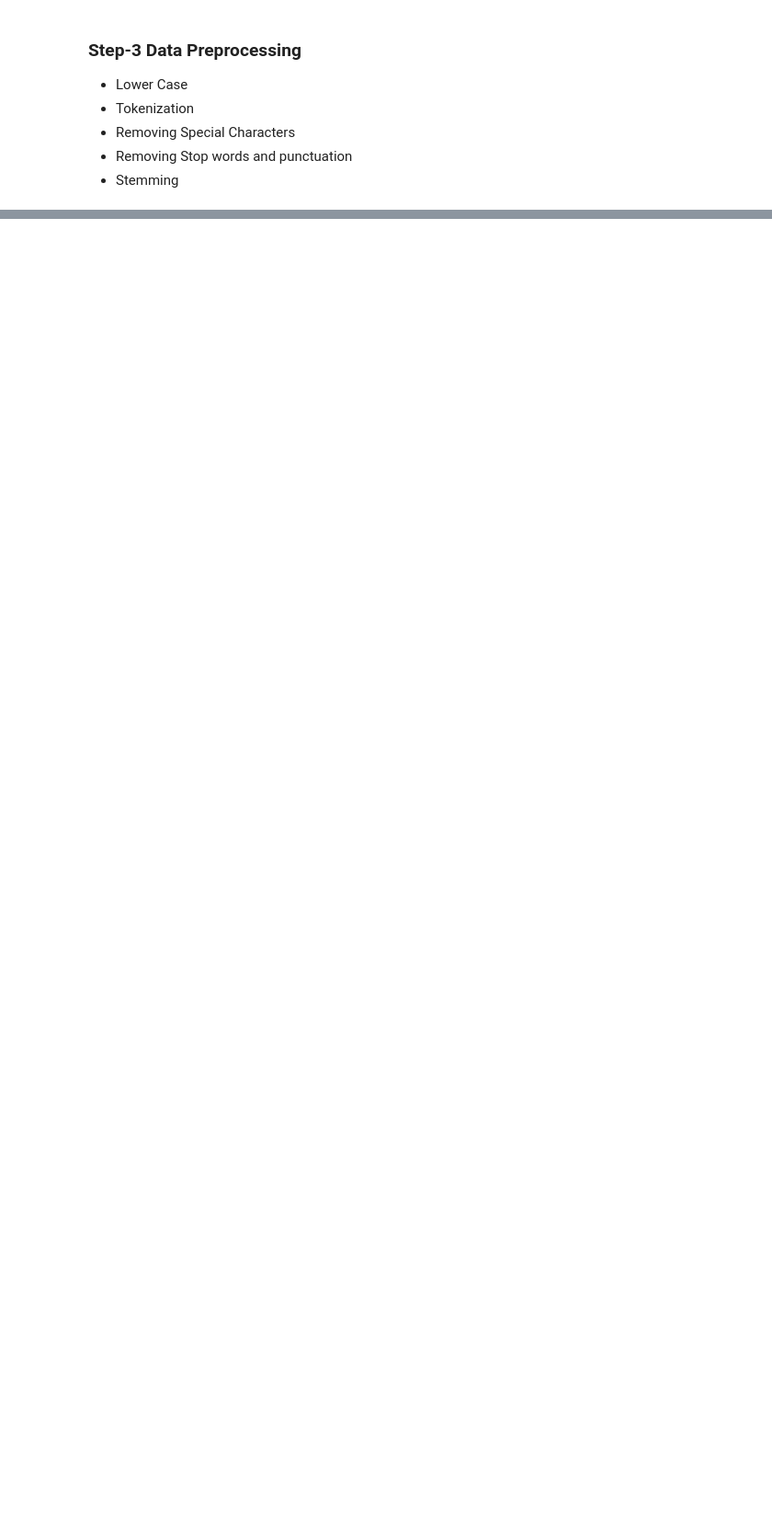
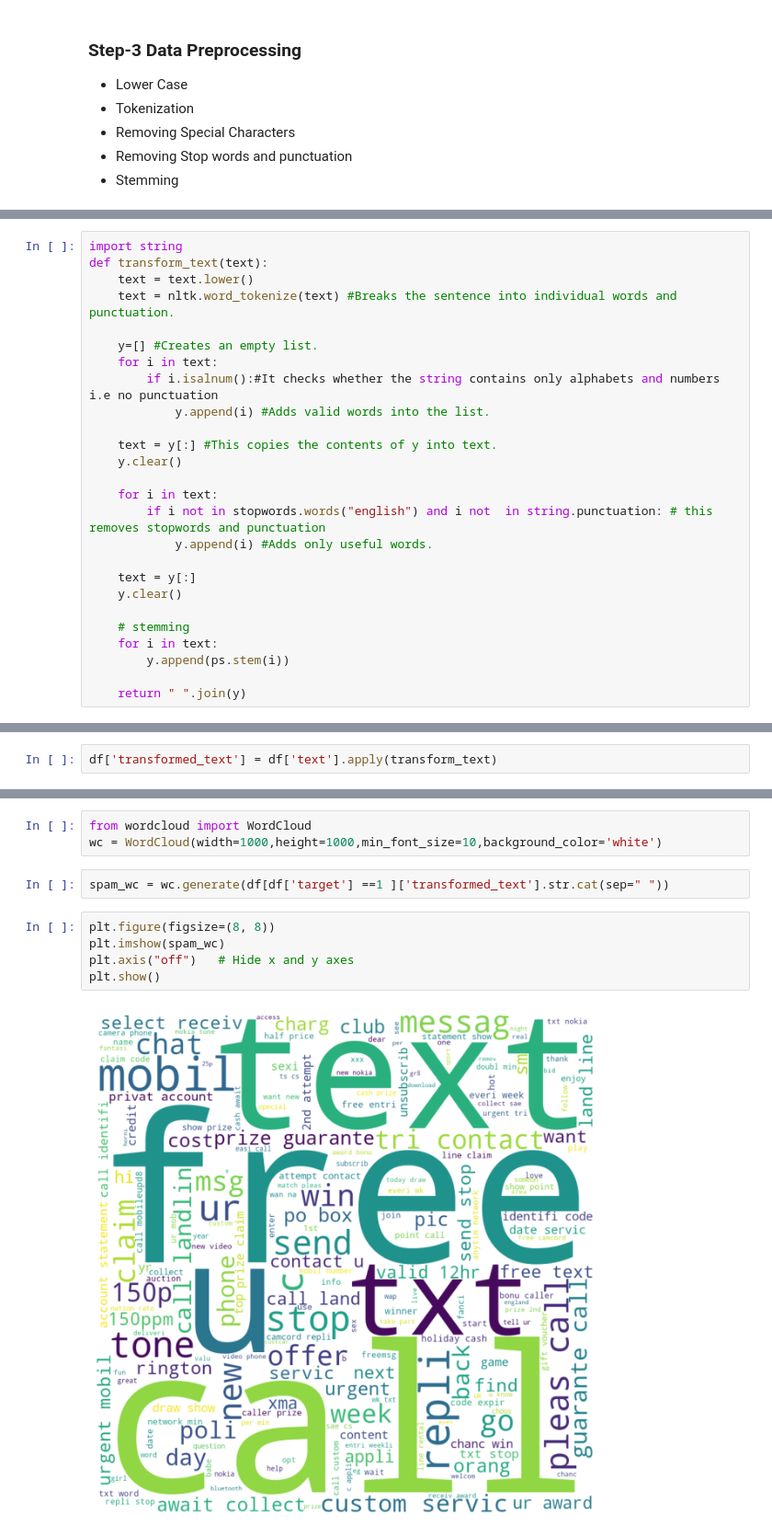
Before and after one commit to Ishwar-gupta/SMS-spam-classifier, a Jupyter notebook: spam_detection.ipynb, the cells around one changed output, grey strips where cells are left out. Shown at 92% size. Cells and saved outputs as stored; diff of their text form; blank space fills up the shorter version.

Commit message:
Adding Email-Spam Classifier Project

```diff
--- a/spam_detection.ipynb
+++ b/spam_detection.ipynb
@@ -261,0 +381,26 @@ sns.heatmap(df.select_dtypes(include='number').corr(),annot=True)
+# %%
+import string
+def transform_text(text):
+    text = text.lower()
+    text = nltk.word_tokenize(text) #Breaks the sentence into individual words and punctuation.
+
+    y=[] #Creates an empty list.
+    for i in text:
+        if i.isalnum():#It checks whether the string contains only alphabets and numbers i.e no punctuation
+            y.append(i) #Adds valid words into the list.
+
+    text = y[:] #This copies the contents of y into text.
+    y.clear()
+
+    for i in text:
+        if i not in stopwords.words("english") and i not  in string.punctuation: # this removes stopwords and punctuation
+            y.append(i) #Adds only useful words.
+
+    text = y[:]
+    y.clear()
+
+    # stemming
+    for i in text:
+        y.append(ps.stem(i))
+
+    return " ".join(y)
@@ -261,0 +434,2 @@ sns.heatmap(df.select_dtypes(include='number').corr(),annot=True)
+# %%
+df['transformed_text'] = df['text'].apply(transform_text)
@@ -261,0 +445,12 @@ sns.heatmap(df.select_dtypes(include='number').corr(),annot=True)
+# %%
+from wordcloud import WordCloud
+wc = WordCloud(width=1000,height=1000,min_font_size=10,background_color='white')
+# %%
+spam_wc = wc.generate(df[df['target'] ==1 ]['transformed_text'].str.cat(sep=" "))
+# %%
+plt.figure(figsize=(8, 8))
+plt.imshow(spam_wc)
+plt.axis("off")   # Hide x and y axes
+plt.show()
+# %% [output]
+[figure, added]
```
Also changed, not shown: parts of 61 cells of this notebook.
